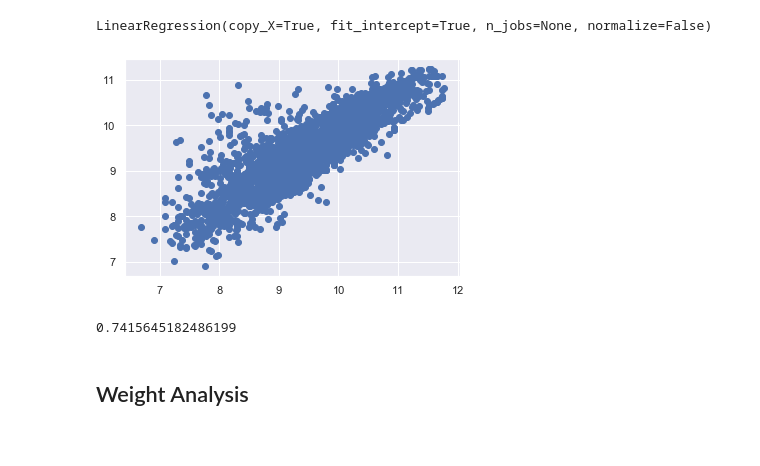
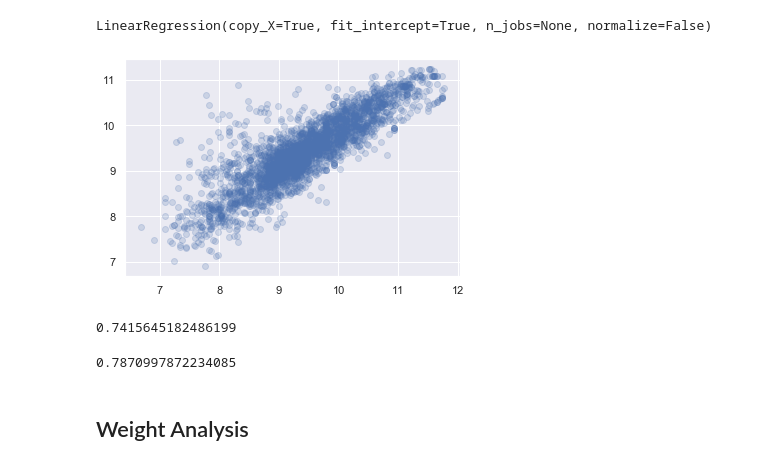
Before and after one commit to OLeoghain/Car-Price-Prediction, a Jupyter notebook: Car Price Prediction - Linear Regression.ipynb, the cells around one changed output. Saved outputs shown, nothing was run; the diff lists cells and outputs as text; code cells hidden in the pictures.

```diff
--- a/Car Price Prediction - Linear Regression.ipynb
+++ b/Car Price Prediction - Linear Regression.ipynb
@@ -9,4 +9,4 @@ sns.set()
 # %% [markdown]
 ## Raw Data
 # %%
-raw_data = pd.read_csv('1.04. Real-life example.csv')
+raw_data = pd.read_csv('car_prices_dataset.csv')
@@ -252,14 +299,18 @@ LinearRegression(copy_X=True, fit_intercept=True, n_jobs=None, normalize=False)
 # %%
 y_hat = reg.predict(x_train)
 # %%
-plt.scatter(y_train,y_hat)
+plt.scatter(y_train, y_hat, alpha = 0.2)
 plt.show()
 # %% [output]
-[figure, old version]
+[figure, new version]
 # %%
 reg.score(x_train,y_train)
 # %% [output]
 0.7415645182486199
+# %%
+reg.score(x_test,y_test)
+# %% [output]
+0.7870997872234085
 # %% [markdown]
 ## Weight Analysis
 # %%
```
Also changed, not shown: parts of 9 cells of this notebook, 1 other file.
